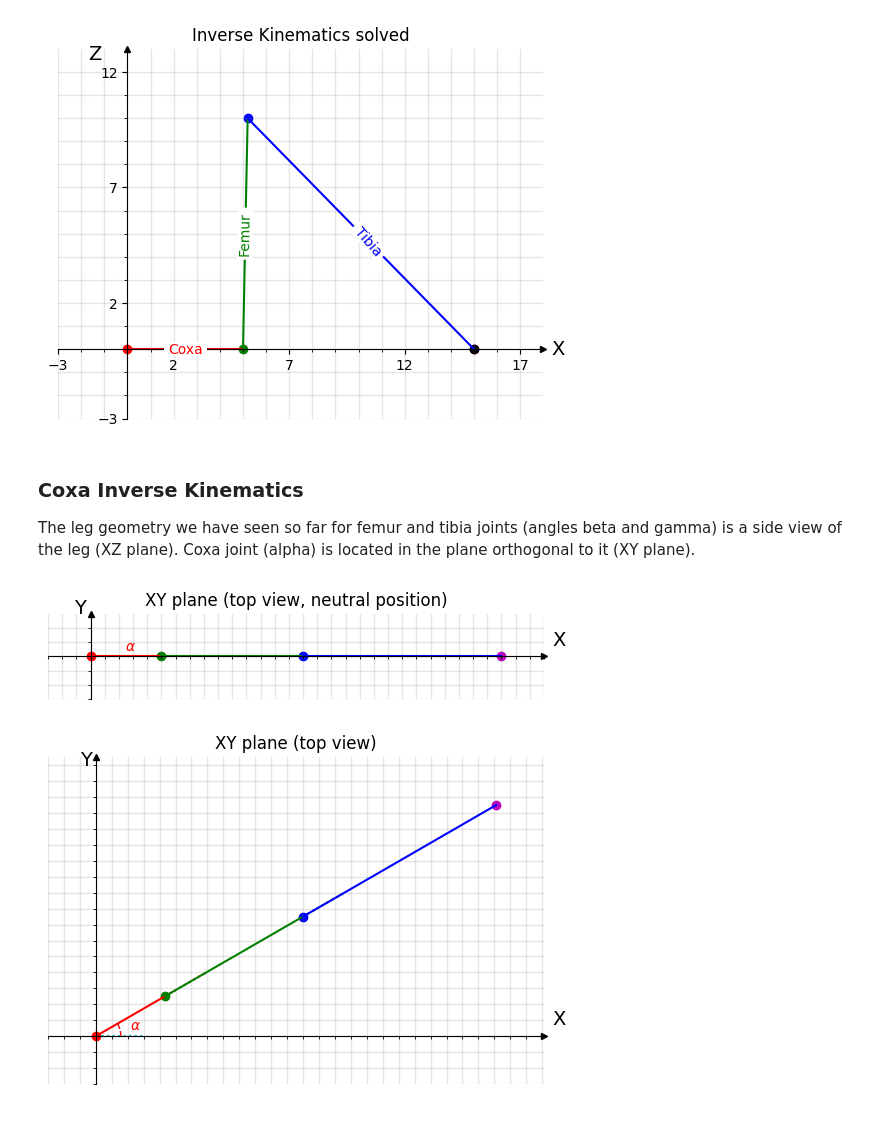
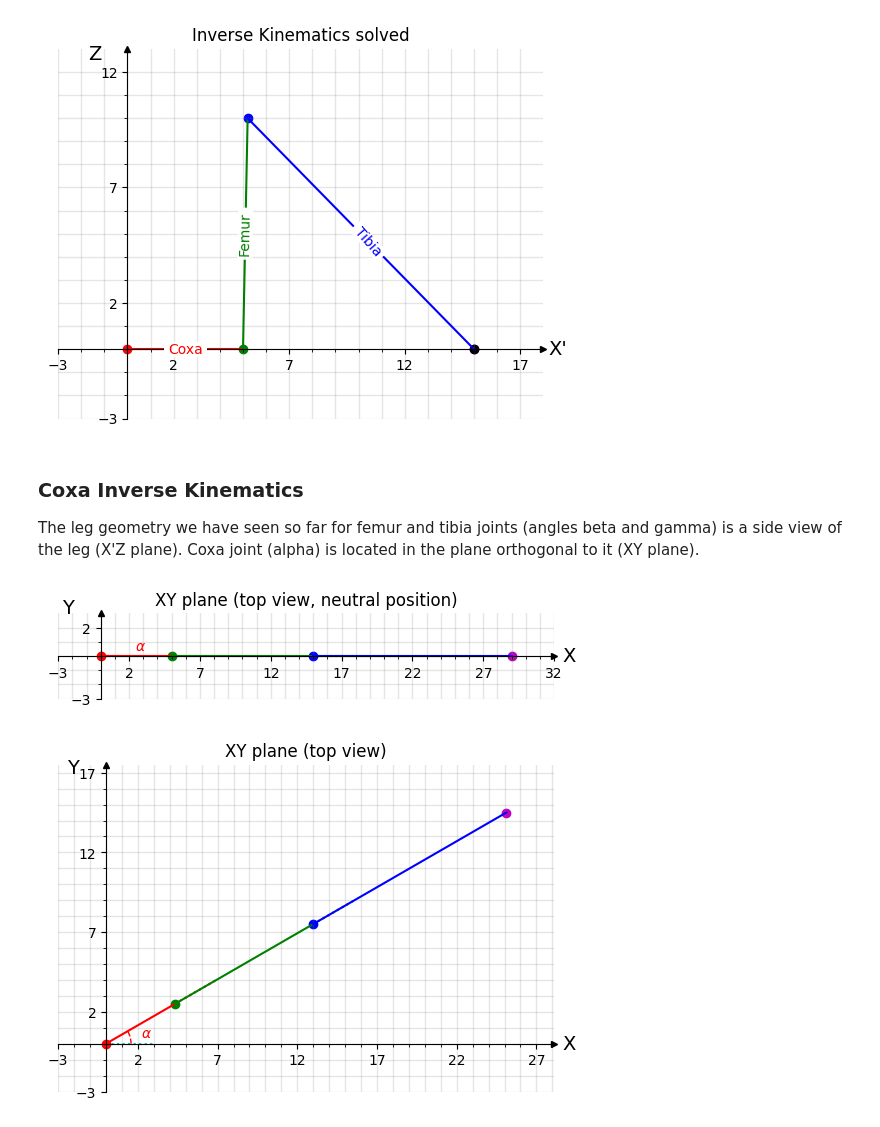
Before and after one commit to Dr-QP/Dr.QP, a Jupyter notebook: packages/runtime/drqp_brain/notebooks/getting_started_with_robot_ik.ipynb, the cells around one changed output. Cells and saved outputs as stored; diff of their text form; code cells hidden in the pictures.

```diff
--- a/packages/runtime/drqp_brain/notebooks/getting_started_with_robot_ik.ipynb
+++ b/packages/runtime/drqp_brain/notebooks/getting_started_with_robot_ik.ipynb
@@ -75,12 +78,12 @@ Radians is a natural way to represent angles in most of the math related to robo
 # %%
 import numpy as np
 
-def forward_kinematics(coxa_length, femur_length, tibia_length, alpha, beta, gamma, start_z=2, body_length=5):
+def forward_kinematics(coxa_length, femur_length, tibia_length, alpha, beta, gamma, start_height=2, body_length=5):
     alpha_rad = np.radians(alpha)
     beta_rad = np.radians(beta) + alpha_rad
     gamma_rad = np.radians(gamma) + beta_rad
 
-    start = Point(0, start_z)
+    start = Point(0, start_height)
     body = start + Point(body_length, 0, fr'$\alpha$={alpha}°')
     coxa = body + Point(coxa_length, 0, fr'$\beta$={beta}°').rotate(alpha_rad)
     femur = coxa + Point(femur_length, 0, fr'$\gamma$={gamma}°').rotate(beta_rad)
@@ -194,7 +206,7 @@ model = forward_kinematics(
     beta,
     gamma,
     # Inverse kinematic is defined in terms of leg coordinate frame, so body length and start_z are 0
-    start_z=0,
+    start_height=0,
     body_length=0,
 )
 
@@ -204,6 +216,8 @@ fig, ax, _, _ = plot_leg_with_points(
     no_link_labels=True,
     no_joint_labels=True,
     no_cartesian_ticks=True,
+    x_label="X'",
+    y_label='Z',
 )
 
 body, coxa, femur, tibia = model
@@ -364,51 +380,32 @@ gamma=-134.4270040008057
 # %% [markdown]
 ### Coxa Inverse Kinematics
 
-The leg geometry we have seen so far for femur and tibia joints (angles beta and gamma) is a side view of the leg (XZ plane). Coxa joint (alpha) is located in the plane orthogonal to it (XY plane).
+The leg geometry we have seen so far for femur and tibia joints (angles beta and gamma) is a side view of the leg (X'Z plane). Coxa joint (alpha) is located in the plane orthogonal to it (XY plane).
 # %%
-import matplotlib.pyplot as plt
-from matplotlib.transforms import Affine2D
-from matplotlib.collections import PathCollection
-
 def forward_kinematics_xy(coxa_length, femur_length, tibia_length, alpha):
     body_rad = np.radians(0)
     alpha_rad = body_rad + np.radians(alpha)
     start = Point(0, 0)
     body = start + Point(0.001, 0, r'$\alpha$').rotate(body_rad)
     coxa = body + Point(coxa_length, 0).rotate(alpha_rad)
     femur = coxa + Point(femur_length, 0).rotate(alpha_rad)
     tibia = femur + Point(tibia_length, 0, 'Foot').rotate(alpha_rad)
 
     return Line(start, body, 'Body'), Line(body, coxa, 'Coxa'), Line(coxa, femur, 'Femur'), Line(femur, tibia, 'Tibia')
 
 
 def plot_leg_with_points_xy(model: list[Line], title: str):
-    # for link in model:
-    #     link.start.y, link.start.x = link.start.x, link.start.y
-    #     link.end.y, link.end.x = link.end.x, link.end.y
-
-    def rotate_axes(ax: plt.Axes):
-        rot = Affine2D().rotate_deg(90)
-
-        for x in ax.images + ax.lines + ax.collections:
-            trans = x.get_transform()
-            x.set_transform(rot+trans)
-            if isinstance(x, PathCollection):
-                transoff = x.get_offset_transform()
-                x._transOffset = rot+transoff
-
-        old = ax.axis()
-        ax.axis(old[2:4] + old[0:2])
-    _, ax, _, _ = plot_leg_with_points(model, title, no_link_labels=True, no_cartesian_ticks=True, x_label='X', y_label='Y')
+    _, ax, _, _ = plot_leg_with_points(model, title, no_link_labels=True, x_label='X', y_label='Y')
     ax.legend().remove()
+    return ax
 
 
 model = forward_kinematics_xy(coxa_len, femur_len, tibia_len, 0)
 plot_leg_with_points_xy(model, 'XY plane (top view, neutral position)')
 
 
 model = forward_kinematics_xy(coxa_len, femur_len, tibia_len, 30)
-plot_leg_with_points_xy(model, 'XY plane (top view)')
+ax = plot_leg_with_points_xy(model, 'XY plane (top view)')
 # %% [output]
-[figure, old version]
+[figure, new version]
-[figure, old version]
+[figure, new version]
```
Also changed, not shown: parts of 7 cells of this notebook, 1 other file.
